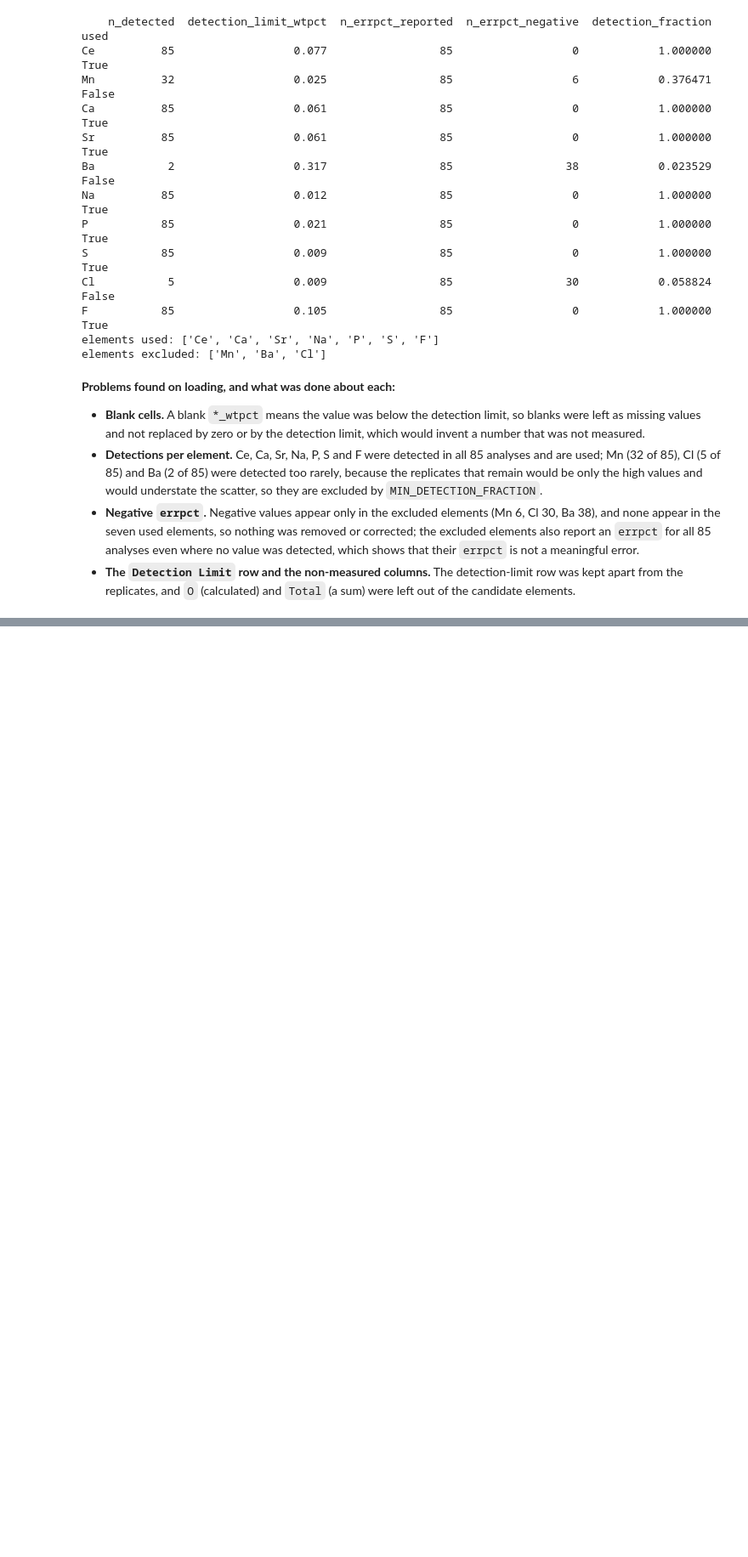
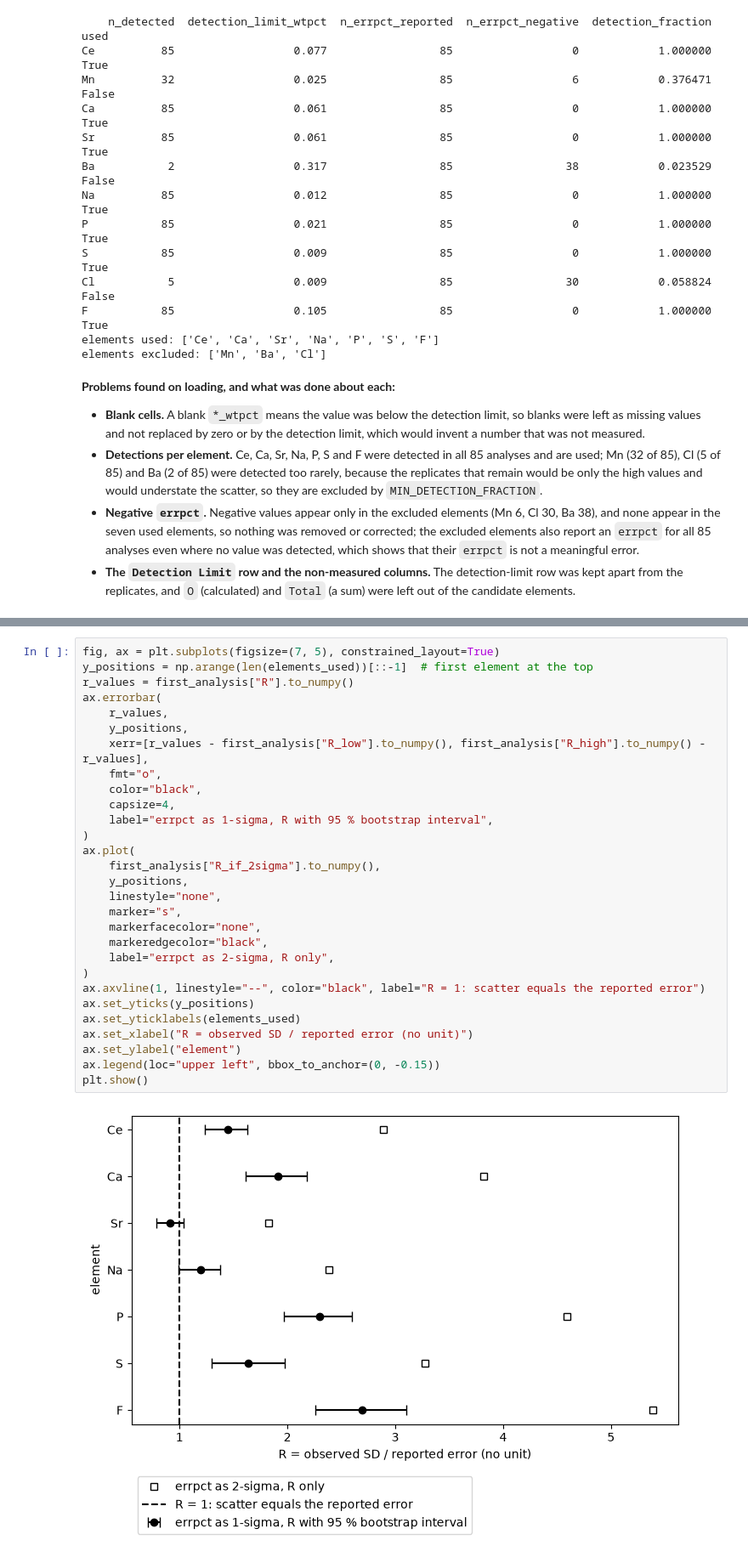
Before and after one commit to minsup96/chem527-project, a Jupyter notebook: analysis.ipynb, the cells around one changed output, grey strips where cells are left out. Shown at 85% size. Saved outputs shown, nothing was run; the diff lists cells and outputs as text; blank space fills up the shorter version.

Commit message:
Add exploration and first analysis to analysis.ipynb

```diff
--- a/analysis.ipynb
+++ b/analysis.ipynb
@@ -101,0 +345,31 @@ elements excluded: ['Mn', 'Ba', 'Cl']
+# %%
+fig, ax = plt.subplots(figsize=(7, 5), constrained_layout=True)
+y_positions = np.arange(len(elements_used))[::-1]  # first element at the top
+r_values = first_analysis["R"].to_numpy()
+ax.errorbar(
+    r_values,
+    y_positions,
+    xerr=[r_values - first_analysis["R_low"].to_numpy(), first_analysis["R_high"].to_numpy() - r_values],
+    fmt="o",
+    color="black",
+    capsize=4,
+    label="errpct as 1-sigma, R with 95 % bootstrap interval",
+)
+ax.plot(
+    first_analysis["R_if_2sigma"].to_numpy(),
+    y_positions,
+    linestyle="none",
+    marker="s",
+    markerfacecolor="none",
+    markeredgecolor="black",
+    label="errpct as 2-sigma, R only",
+)
+ax.axvline(1, linestyle="--", color="black", label="R = 1: scatter equals the reported error")
+ax.set_yticks(y_positions)
+ax.set_yticklabels(elements_used)
+ax.set_xlabel("R = observed SD / reported error (no unit)")
+ax.set_ylabel("element")
+ax.legend(loc="upper left", bbox_to_anchor=(0, -0.15))
+plt.show()
+# %% [output]
+[figure, added]
```
Also changed, not shown: parts of 17 cells of this notebook, 1 other file.
